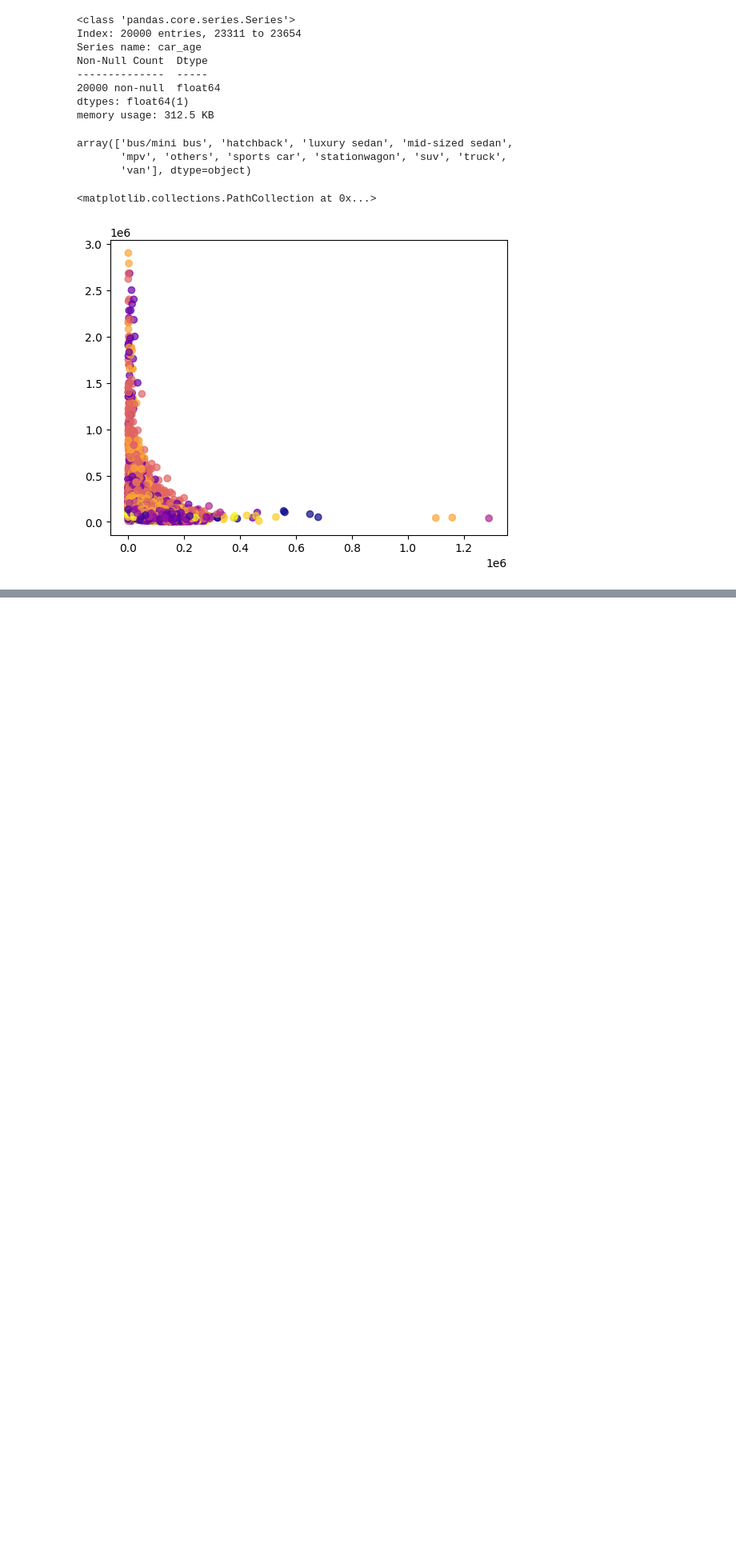
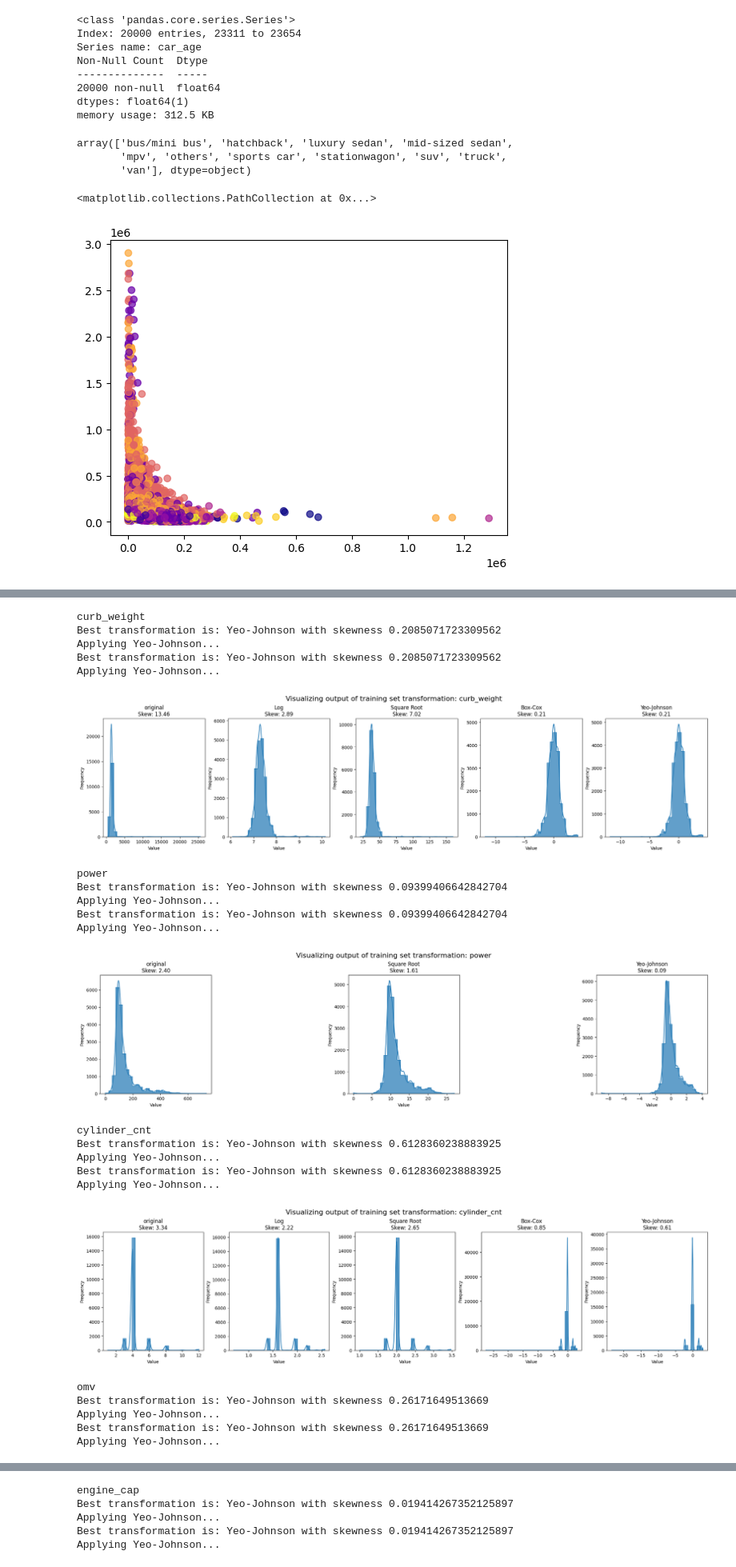
Before and after one commit to melloo21/CS5228_project, a Jupyter notebook: EDA_2.ipynb, the cells around one changed output, grey strips where cells are left out. Shown at 80% size. Cells and saved outputs as stored; diff of their text form; code cells hidden in the pictures; blank space fills up the shorter version.

Commit message:
adding generic transformation script adapted from Bhushan

```diff
--- a/EDA_2.ipynb
+++ b/EDA_2.ipynb
@@ -1817,0 +1886,13 @@ plt.scatter(train_df['mileage'], train_df['price'], c=train_df['color_code'], cm
+# %%
+from utils.constants import *
+from scipy.stats import boxcox, skew
+from sklearn.preprocessing import PowerTransformer, FunctionTransformer
+import matplotlib.pyplot as plt
+from utils.kanhon_utils import *
+
+# test_df['data_type'] = 'test'
+features = ['curb_weight', 'power', 'cylinder_cnt', 'omv', 'engine_cap', 'depreciation', 'mileage', 'no_of_owners', 'coe', 'car_age']
+train_df = pd.read_csv(f"{local_path}/{folder}/{train_dataset}")
+val_df = pd.read_csv(f"{local_path}/{folder}/{val_dataset}")
+train_df.head()
+# train_df['data_type'] = 'train'
@@ -1817,0 +1907,33 @@ plt.scatter(train_df['mileage'], train_df['price'], c=train_df['color_code'], cm
+# %%
+for feature in features:
+    print(feature)
+    ft = FeatureTransformer()
+    ft.fit_transform(train_df[feature])
+    # ft.get_best_transform()
+    ft.apply_best_transform(train_df[feature])
+    ft.apply_best_transform(val_df[feature])
+    ft.visualize_transformations(feature)
+# %% [output]
+curb_weight
+Best transformation is: Yeo-Johnson with skewness 0.2085071723309562
+Applying Yeo-Johnson...
+Best transformation is: Yeo-Johnson with skewness 0.2085071723309562
+Applying Yeo-Johnson...
+[figure, added]
+power
+Best transformation is: Yeo-Johnson with skewness 0.09399406642842704
+Applying Yeo-Johnson...
+Best transformation is: Yeo-Johnson with skewness 0.09399406642842704
+Applying Yeo-Johnson...
+[figure, added]
+cylinder_cnt
+Best transformation is: Yeo-Johnson with skewness 0.6128360238883925
+Applying Yeo-Johnson...
+Best transformation is: Yeo-Johnson with skewness 0.6128360238883925
+Applying Yeo-Johnson...
+[figure, added]
+omv
+Best transformation is: Yeo-Johnson with skewness 0.26171649513669
+Applying Yeo-Johnson...
+Best transformation is: Yeo-Johnson with skewness 0.26171649513669
+Applying Yeo-Johnson...
@@ -1817,0 +1941,5 @@ plt.scatter(train_df['mileage'], train_df['price'], c=train_df['color_code'], cm
+engine_cap
+Best transformation is: Yeo-Johnson with skewness 0.019414267352125897
+Applying Yeo-Johnson...
+Best transformation is: Yeo-Johnson with skewness 0.019414267352125897
+Applying Yeo-Johnson...
```
Also changed, not shown: parts of 10 cells of this notebook, 1 other file.
